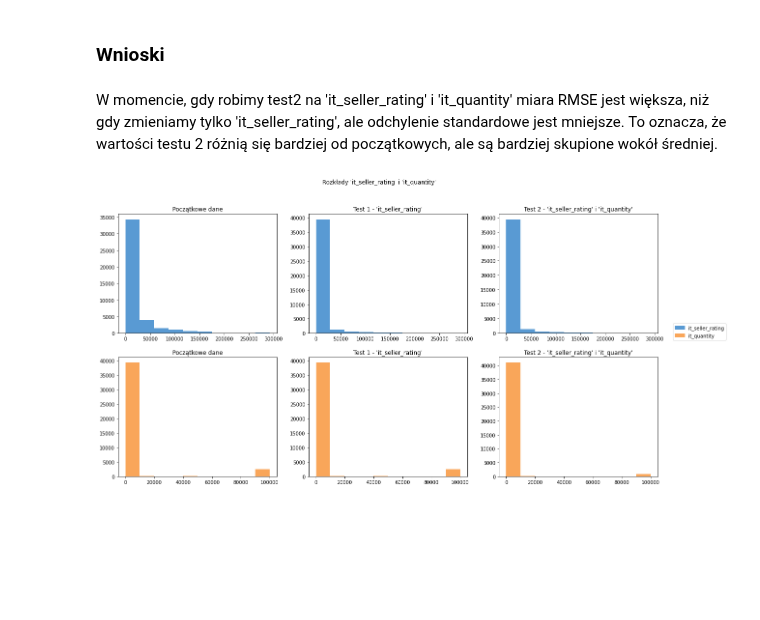
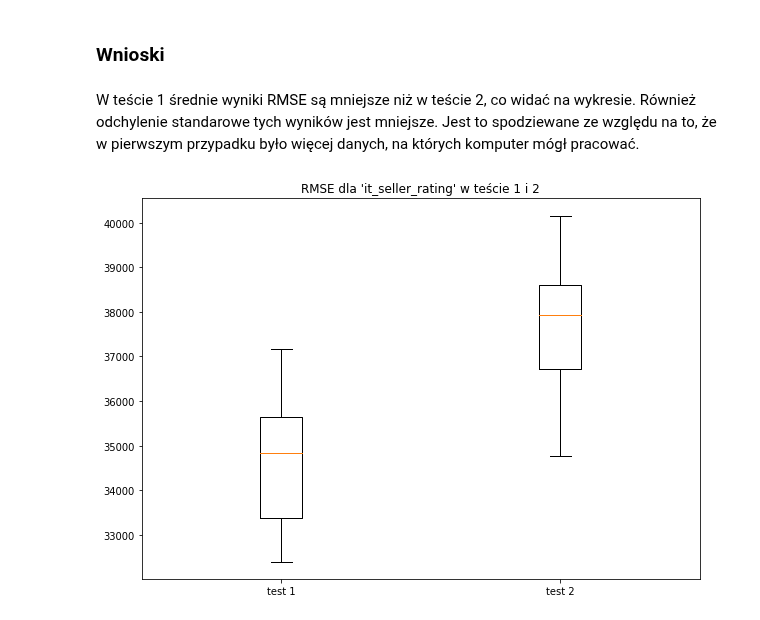
Before and after one commit to mini-pw/2021L-WUM, a Jupyter notebook: Prace_domowe/Praca_domowa2/Wolny_Krzysztof/PD2.ipynb, the cells around one changed output. Cells and saved outputs as stored; diff of their text form; code cells hidden in the pictures; blank space fills up the shorter version.

```diff
--- a/Prace_domowe/Praca_domowa2/Wolny_Krzysztof/PD2.ipynb
+++ b/Prace_domowe/Praca_domowa2/Wolny_Krzysztof/PD2.ipynb
@@ -177,15 +177,9 @@ Binary encoder działa bardzo podobnie jak one-hot encoder. Różnica polega na
 # %%
 # ograniczenie danych do price, it_seller_rating i it_quantity
 import math
-n = 0.1 # jak dużo wierszy wziąć
+n = 0.05 # jak dużo wierszy wziąć
 
 numerical_allegro  = allegro[['price', 'it_seller_rating', 'it_quantity']]
 numerical_allegro = numerical_allegro.head(math.floor(len(numerical_allegro)*n))
 # %% [markdown]
 Będę korzystać z Nearest neighbors imputation
-# %%
-from sklearn.impute import KNNImputer
-def fil_tester(df, column_name):
-    df[[column_name]] = df[[column_name]].stack().sample(frac=0.9).unstack()
-    imputer = KNNImputer(n_neighbors=2)
-    df[[column_name]] = imputer.fit_transform(df[[column_name]])
@@ -219,8 +227,0 @@ na_2 = numerical_allegro.copy()
-# %%
-# wykonaj test 10 razy
-for i in range(10):
-    fil_tester(na_2, 'it_seller_rating')
-    fil_tester(na_2, 'it_quantity')
-    print(f'RMSE{i}: {np.sqrt(mean_squared_error(numerical_allegro, na_2)):.3f}')
-# odchylenie standardowe:
-print(f'Odchylenie standardowe: {np.std(na_2["it_seller_rating"])}')
@@ -238,0 +228,20 @@ Odchylenie standardowe: 21378.147202529937
+# %%
+# wykonaj test 10 razy
+rmse_seller_list = []
+rmse_quantity_list = []
+
+for i in range(10):
+    df, randoms = fil_tester(numerical_allegro, ['it_seller_rating', 'it_quantity'])
+
+    rmse_seller = np.sqrt(mean_squared_error(df.loc[randoms[0], 'it_seller_rating'].values, numerical_allegro.loc[randoms[0], 'it_seller_rating'].values))
+    rmse_quantity = np.sqrt(mean_squared_error(df.loc[randoms[1], 'it_quantity'].values, numerical_allegro.loc[randoms[1], 'it_quantity'].values))
+
+    rmse_seller_list.append(rmse_seller)
+    rmse_quantity_list.append(rmse_quantity)
+
+    print(f'RMSE{i} it_seller_rating: {rmse_seller:.3f}')
+    print(f'RMSE{i} it_quantity: {rmse_quantity:.3f}')
+
+# odchylenie standardowe:
+print(f'\nOdchylenie standardowe it_seller_rating: {np.std(rmse_seller_list)}')
+print(f'Odchylenie standardowe it_quantity: {np.std(rmse_quantity_list)}')
@@ -239,29 +266,15 @@ Odchylenie standardowe: 21378.147202529937
 # %% [markdown]
 ### Wnioski
-# %% [markdown]
-W momencie, gdy robimy test2 na 'it_seller_rating' i 'it_quantity' miara RMSE jest większa, niż gdy zmieniamy tylko 'it_seller_rating', ale odchylenie standardowe jest mniejsze. To oznacza, że wartości testu 2 różnią się bardziej od początkowych, ale są bardziej skupione wokół średniej.
-# %%
-fig, (ax1, ax2) = plt.subplots(2, 3,figsize=(20,10))
-fig.suptitle('Rozkłady \'it_seller_rating\' i \'it_quantity\'')
-ax1[0].hist(numerical_allegro['it_seller_rating'], color = "#599ad3")
-ax1[0].set_title('Początkowe dane')
-ax1[1].hist(na_1['it_seller_rating'], color = "#599ad3")
-ax1[1].set_title('Test 1 - \'it_seller_rating\'')
-ax1[2].hist(na_2['it_seller_rating'], color = "#599ad3")
-ax1[2].set_title('Test 2 - \'it_seller_rating\' i \'it_quantity\'')
-
-
-ax2[0].hist(numerical_allegro['it_quantity'], color = "#f9a65a")
-ax2[0].set_title('Początkowe dane')
-ax2[1].hist(na_1['it_quantity'], color = "#f9a65a")
-ax2[1].set_title('Test 1 - \'it_seller_rating\'')
-ax2[2].hist(na_2['it_quantity'], color = "#f9a65a")
-ax2[2].set_title('Test 2 - \'it_seller_rating\' i \'it_quantity\'')
-
-it_seller_rating_patch = mpatches.Patch(color='#599ad3', label='it_seller_rating')
-it_quantity_patch = mpatches.Patch(color='#f9a65a', label='it_quantity')
-fig.legend(handles=[it_seller_rating_patch, it_quantity_patch], loc='center right')
-
-fig.show()
-# %% [output]
-[figure, removed]
+# %% [markdown]
+W teście 1 średnie wyniki RMSE są mniejsze niż w teście 2, co widać na wykresie. Również odchylenie standarowe tych wyników jest mniejsze. Jest to spodziewane ze względu na to, że w pierwszym przypadku było więcej danych, na których komputer mógł pracować.
+# %%
+# porównanie rmse 'it_seller_rating' w obu testach przy pomocy boxplotu
+data = [rmse_list, rmse_seller_list]
+
+plt.figure(figsize =(10, 7))
+plt.boxplot(data)
+plt.title("RMSE dla 'it_seller_rating' w teście 1 i 2")
+plt.xticks([1, 2], ['test 1', 'test 2'])
+plt.show()
+# %% [output]
+[figure, added]
```
Also changed, not shown: parts of 6 cells of this notebook, 1 other file.
